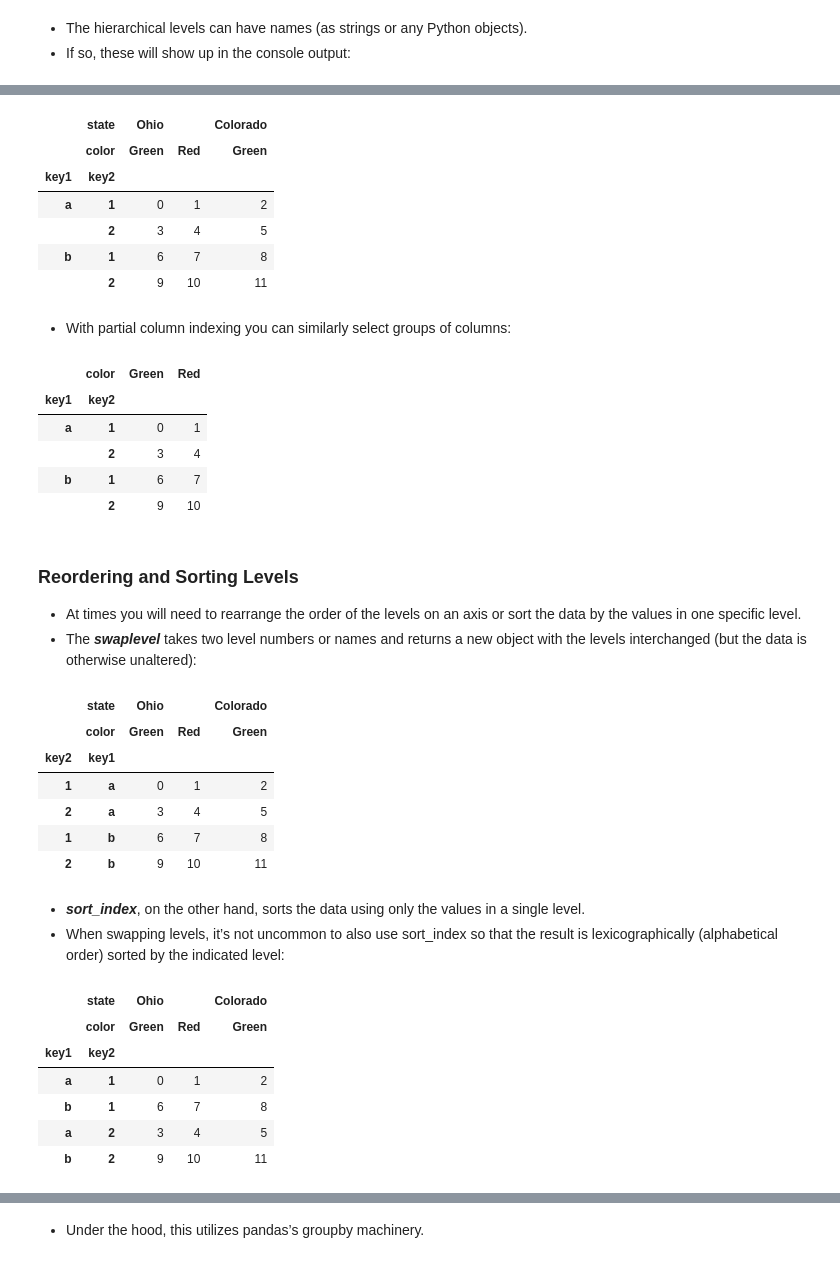
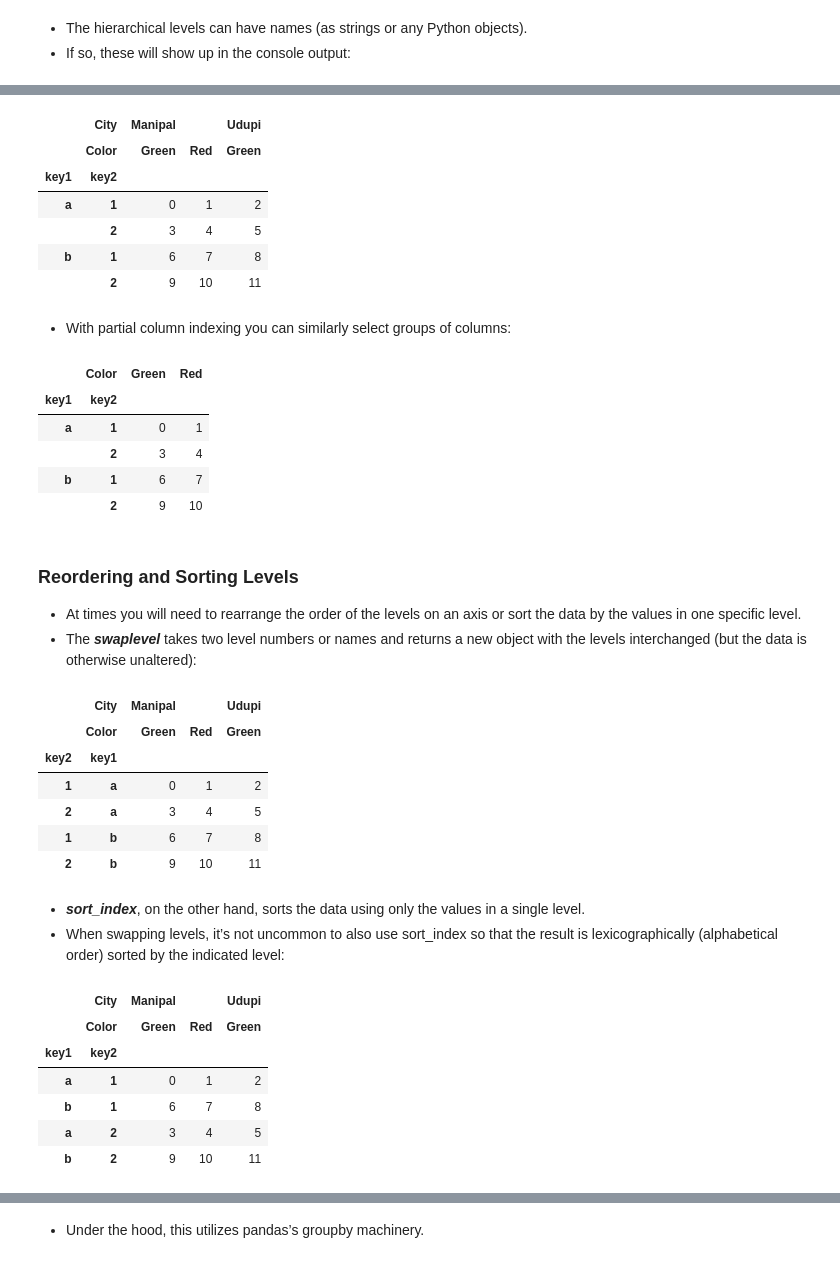
Before and after one commit to adityab24840/PDV-Lab, a Jupyter notebook: Unit 2/Join_Combine,_Reshape_2023_24_AIML.ipynb, the cells around one changed output, grey strips where cells are left out. Cells and saved outputs as stored; diff of their text form; code cells hidden in the pictures.

```diff
--- a/Unit 2/Join_Combine,_Reshape_2023_24_AIML.ipynb
+++ b/Unit 2/Join_Combine,_Reshape_2023_24_AIML.ipynb
@@ -106,7 +106,7 @@ dtype: float64
 # %%
 frame = pd.DataFrame(np.arange(12).reshape((4, 3)),
                      index=[['a', 'a', 'b', 'b'], [1, 2, 1, 2]],
-                     columns=[['Ohio', 'Ohio', 'Colorado'],
+                     columns=[['Manipal', 'Manipal', 'Udupi'],
                               ['Green', 'Red', 'Green']])
 frame
 # %% [output]
@@ -124,9 +133,9 @@ frame.index.names = ['key1', 'key2']
 # %%
-frame.columns.names = ['state', 'color']
+frame.columns.names = ['City', 'Color']
 frame
 # %% [output]
-|  | state | Ohio |  | Colorado |
-|  | color | Green | Red | Green |
+|  | City | Manipal |  | Udupi |
+|  | Color | Green | Red | Green |
 | key1 | key2 |  |  |  |
 | a | 1 | 0 | 1 | 2 |
 |  | 2 | 3 | 4 | 5 |
@@ -135,9 +144,9 @@ frame
 # %% [markdown]
 * With partial column indexing you can similarly select groups of columns:
 # %%
-frame['Ohio']
+frame['Manipal']
 # %% [output]
-|  | color | Green | Red |
+|  | Color | Green | Red |
 | key1 | key2 |  |  |
 | a | 1 | 0 | 1 |
 |  | 2 | 3 | 4 |
@@ -151,8 +160,8 @@ frame['Ohio']
 # %%
 frame.swaplevel('key1', 'key2')
 # %% [output]
-|  | state | Ohio |  | Colorado |
-|  | color | Green | Red | Green |
+|  | City | Manipal |  | Udupi |
+|  | Color | Green | Red | Green |
 | key2 | key1 |  |  |  |
 | 1 | a | 0 | 1 | 2 |
 | 2 | a | 3 | 4 | 5 |
@@ -164,8 +173,8 @@ frame.swaplevel('key1', 'key2')
 # %%
 frame.sort_index(level=1) # # Sorting by the second level (level=1) of the MultiIndex
 # %% [output]
-|  | state | Ohio |  | Colorado |
-|  | color | Green | Red | Green |
+|  | City | Manipal |  | Udupi |
+|  | Color | Green | Red | Green |
 | key1 | key2 |  |  |  |
 | a | 1 | 0 | 1 | 2 |
 | b | 1 | 6 | 7 | 8 |
```
Also changed, not shown: parts of 36 cells of this notebook.
